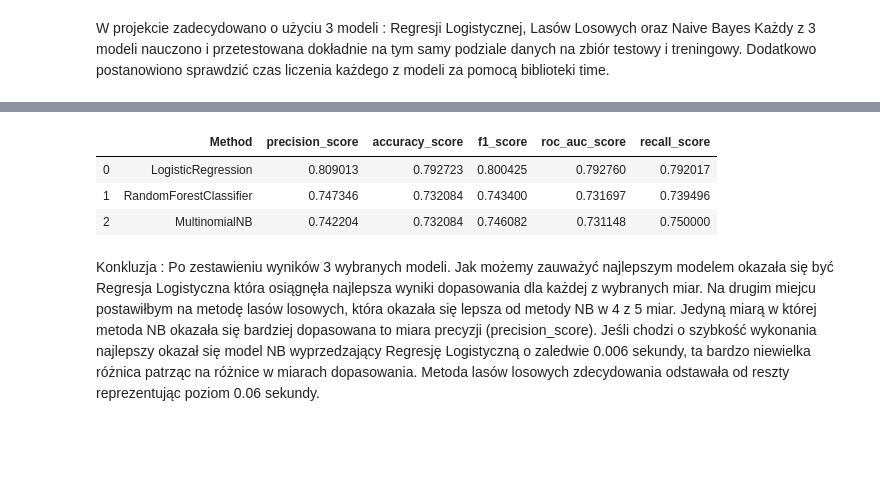
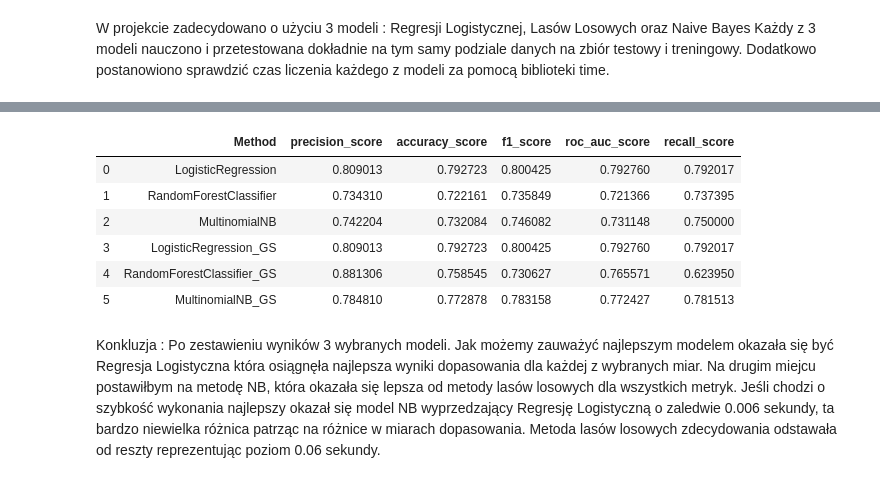
Before and after one commit to Wigowsky/Python_Bootcamp, a Jupyter notebook: Projekt Zaliczeniowy/Projekt_Final.ipynb, the cells around one changed output, grey strips where cells are left out. Drawn from its saved outputs; the diff is of its cells as text; code cells hidden in the pictures; blank space fills up the shorter version.

```diff
--- a/Projekt Zaliczeniowy/Projekt_Final.ipynb
+++ b/Projekt Zaliczeniowy/Projekt_Final.ipynb
@@ -320,0 +332,8 @@ Runtime of the program is 0.008019447326660156
+# %%
+#Model - Regresja Logistyczna GridSearch
+grid={"C":np.logspace(-3,3,7), "penalty":["l1","l2"]}
+logreg=LogisticRegression()
+logreg_cv=GridSearchCV(logreg,grid,cv=10)
+logreg_cv.fit(X_train,y_train)
+best_random = logreg_cv.best_estimator_
+random_accuracy = metrics_evaluate(best_random, X_test,y_test)
@@ -332,0 +356,17 @@ Runtime of the program is 0.06890583038330078
+# %%
+#Model - Las losowy GridSearch
+#Jako dla modelu z najsłabszymi metrykami w podstawowej konfiguracji w modelu Lasów Losowych postanowiono
+#wykorzystać RandomizedSearchCV zamiast GridSearchCV. RandomizedSearchCV pozwala zweryfikować większą liczbę
+#kombinacji parametrów co wpływa na czas wykonania dopasowania. Końcowe wyniki dla tych dwóch zastosowań
+#są zazwyczaj do siebie bardzo zbliżone.
+param_grid = {
+    'n_estimators': [200, 500],
+    'max_features': ['auto', 'sqrt', 'log2'],
+    'max_depth' : [4,5,6,7,8],
+    'criterion' :['gini', 'entropy']
+}
+rf1 = RandomForestClassifier()
+rf_random = RandomizedSearchCV(estimator = rf1, param_distributions = param_grid, n_iter = 100, cv = 3, verbose=2, random_state=42, n_jobs = -1)
+rf_random.fit(X_train, y_train)
+best_random = rf_random.best_estimator_
+random_accuracy = metrics_evaluate(best_random, X_test,y_test)
@@ -344,0 +394,9 @@ Runtime of the program is 0.0029754638671875
+# %%
+# Model Naive Bayes GridSearch
+params = {'alpha': [0.01, 0.1, 0.5, 1.0, 10.0, ],
+         }
+
+multinomial_nb_grid = GridSearchCV(MultinomialNB(), param_grid=params, n_jobs=-1, cv=5, verbose=5)
+multinomial_nb_grid.fit(X_train,y_train)
+best_random = multinomial_nb_grid.best_estimator_
+random_accuracy = metrics_evaluate(best_random, X_test,y_test)
@@ -349,6 +417,9 @@ results = []
 results.append(('LogisticRegression', lr))
 results.append(('RandomForestClassifier', rf))
 results.append(('MultinomialNB', nb))
+results.append(('LogisticRegression_GS', logreg_cv))
+results.append(('RandomForestClassifier_GS', rf_random))
+results.append(('MultinomialNB_GS', multinomial_nb_grid))
 
 precision_score = []
 accuracy_score = []
@@ -365,19 +436,22 @@ for model, result in results:
 # %%
 presentation = {'precision_score': precision_score,
      'accuracy_score' : accuracy_score,
      'f1_score': f1_score,
      'roc_auc_score' : roc_auc,
      'recall_score': recall_score
     }
 df_pres = pd.DataFrame(data=presentation)
 df_pres.insert(loc=0, column='Method', value=['LogisticRegression', 'RandomForestClassifier',
-                                         'MultinomialNB'])
+                                         'MultinomialNB','LogisticRegression_GS','RandomForestClassifier_GS','MultinomialNB_GS'])
 df_pres
 # %% [output]
 |  | Method | precision_score | accuracy_score | f1_score | roc_auc_score | recall_score |
 | 0 | LogisticRegression | 0.809013 | 0.792723 | 0.800425 | 0.792760 | 0.792017 |
-| 1 | RandomForestClassifier | 0.747346 | 0.732084 | 0.743400 | 0.731697 | 0.739496 |
+| 1 | RandomForestClassifier | 0.734310 | 0.722161 | 0.735849 | 0.721366 | 0.737395 |
 | 2 | MultinomialNB | 0.742204 | 0.732084 | 0.746082 | 0.731148 | 0.750000 |
+| 3 | LogisticRegression_GS | 0.809013 | 0.792723 | 0.800425 | 0.792760 | 0.792017 |
+| 4 | RandomForestClassifier_GS | 0.881306 | 0.758545 | 0.730627 | 0.765571 | 0.623950 |
+| 5 | MultinomialNB_GS | 0.784810 | 0.772878 | 0.783158 | 0.772427 | 0.781513 |
 # %% [markdown]
 Konkluzja : Po zestawieniu wyników 3 wybranych modeli. Jak możemy zauważyć najlepszym modelem okazała się być Regresja Logistyczna która osiągnęła najlepsza wyniki dopasowania dla każdej z wybranych miar.
-Na drugim miejcu postawiłbym na metodę lasów losowych, która okazała się lepsza od metody NB w 4 z 5 miar. Jedyną miarą w której metoda NB okazała się bardziej dopasowana to miara precyzji (precision_score). Jeśli chodzi o szybkość wykonania najlepszy okazał się model NB wyprzedzający Regresję Logistyczną o zaledwie 0.006 sekundy, ta bardzo niewielka różnica patrząc na różnice w miarach dopasowania. Metoda lasów losowych zdecydowania odstawała od reszty reprezentując poziom 0.06 sekundy.
+Na drugim miejcu postawiłbym na metodę NB, która okazała się lepsza od metody lasów losowych dla wszystkich metryk. Jeśli chodzi o szybkość wykonania najlepszy okazał się model NB wyprzedzający Regresję Logistyczną o zaledwie 0.006 sekundy, ta bardzo niewielka różnica patrząc na różnice w miarach dopasowania. Metoda lasów losowych zdecydowania odstawała od reszty reprezentując poziom 0.06 sekundy.
```
Also changed, not shown: parts of 10 cells of this notebook.
